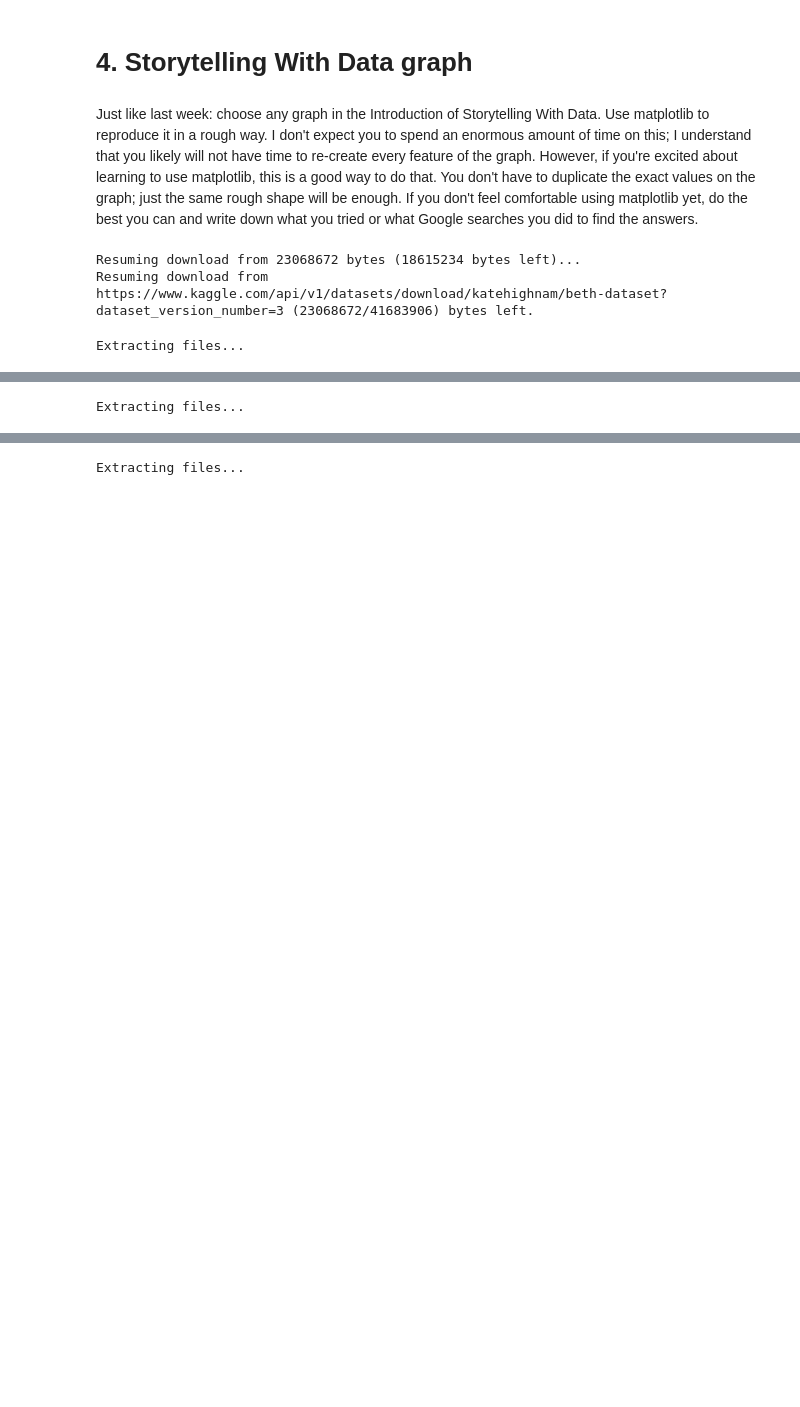
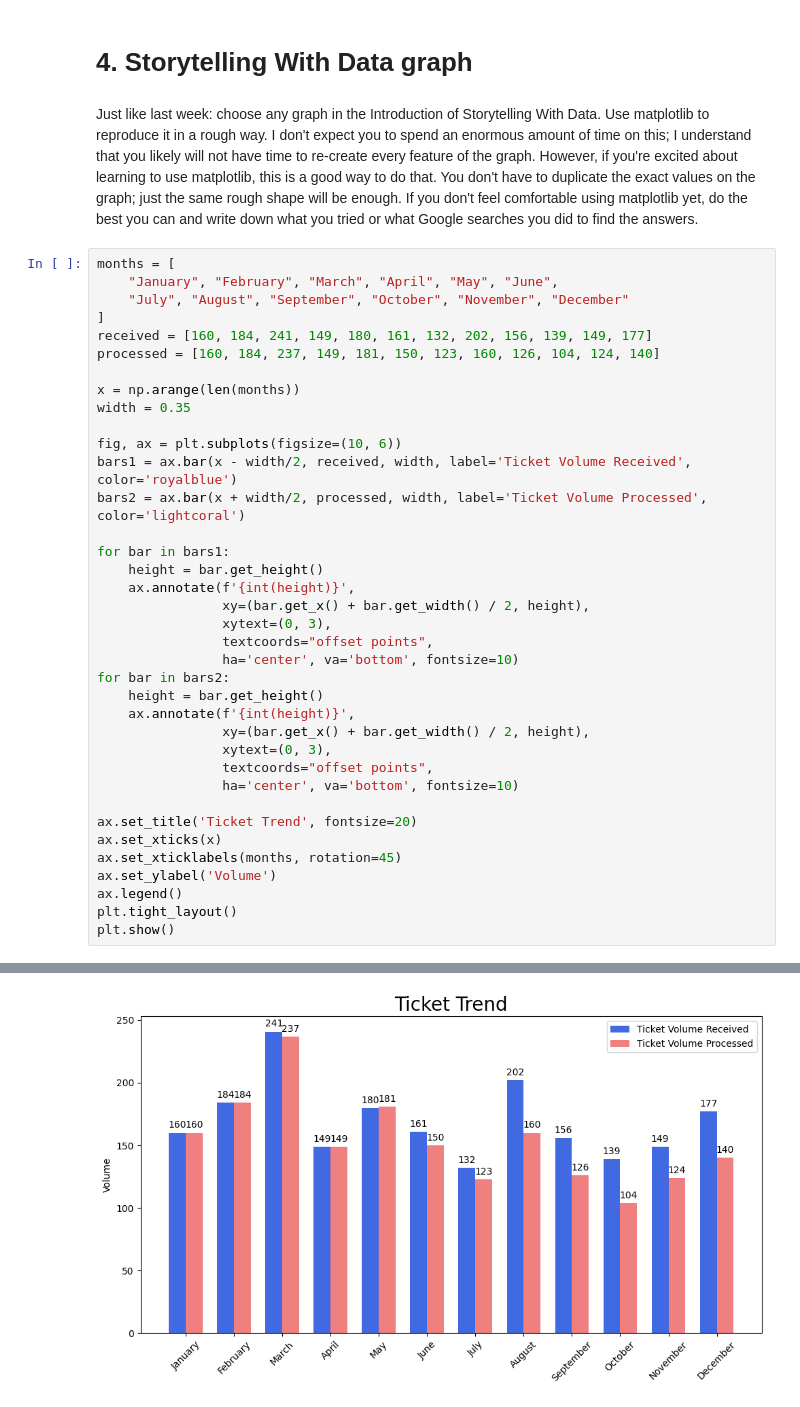
Before and after one commit to luanbui/DX699S, a Jupyter notebook: Week2.ipynb, the cells around one changed output, grey strips where cells are left out. Cells and saved outputs as stored; diff of their text form; blank space fills up the shorter version.

```diff
--- a/Week2.ipynb
+++ b/Week2.ipynb
@@ -151,7 +179,40 @@ Column Names:
 # %% [markdown]
 Just like last week: choose any graph in the Introduction of Storytelling With Data. Use matplotlib to reproduce it in a rough way. I don't expect you to spend an enormous amount of time on this; I understand that you likely will not have time to re-create every feature of the graph. However, if you're excited about learning to use matplotlib, this is a good way to do that. You don't have to duplicate the exact values on the graph; just the same rough shape will be enough.  If you don't feel comfortable using matplotlib yet, do the best you can and write down what you tried or what Google searches you did to find the answers.
 # %%
+months = [
+    "January", "February", "March", "April", "May", "June",
+    "July", "August", "September", "October", "November", "December"
+]
+received = [160, 184, 241, 149, 180, 161, 132, 202, 156, 139, 149, 177]
+processed = [160, 184, 237, 149, 181, 150, 123, 160, 126, 104, 124, 140]
+
+x = np.arange(len(months))
+width = 0.35
+
+fig, ax = plt.subplots(figsize=(10, 6))
+bars1 = ax.bar(x - width/2, received, width, label='Ticket Volume Received', color='royalblue')
+bars2 = ax.bar(x + width/2, processed, width, label='Ticket Volume Processed', color='lightcoral')
+
+for bar in bars1:
+    height = bar.get_height()
+    ax.annotate(f'{int(height)}',
+                xy=(bar.get_x() + bar.get_width() / 2, height),
+                xytext=(0, 3),
+                textcoords="offset points",
+                ha='center', va='bottom', fontsize=10)
+for bar in bars2:
+    height = bar.get_height()
+    ax.annotate(f'{int(height)}',
+                xy=(bar.get_x() + bar.get_width() / 2, height),
+                xytext=(0, 3),
+                textcoords="offset points",
+                ha='center', va='bottom', fontsize=10)
+
+ax.set_title('Ticket Trend', fontsize=20)
+ax.set_xticks(x)
+ax.set_xticklabels(months, rotation=45)
+ax.set_ylabel('Volume')
+ax.legend()
+plt.tight_layout()
+plt.show()
 # %% [output]
-Resuming download from 23068672 bytes (18615234 bytes left)...
-Resuming download from https://www.kaggle.com/api/v1/datasets/download/katehighnam/beth-dataset?dataset_version_number=3 (23068672/41683906) bytes left.
-Extracting files...
@@ -159 +218,0 @@ Downloading from https://www.kaggle.com/api/v1/datasets/download/teamincribo/cyb
-Extracting files...
@@ -161 +219 @@ Downloading from https://www.kaggle.com/api/v1/datasets/download/dhoogla/unswnb1
-Extracting files...
+[figure, added]
```
Also changed, not shown: parts of 10 cells of this notebook, 1 other file.
